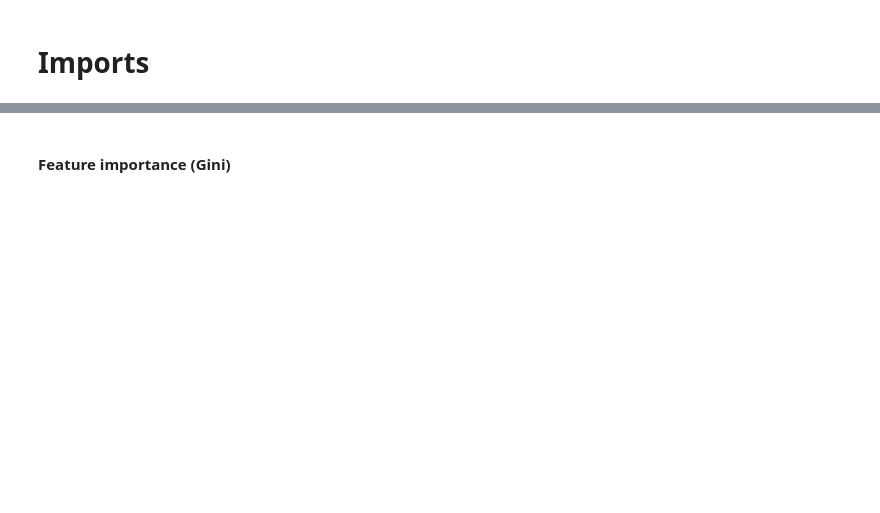
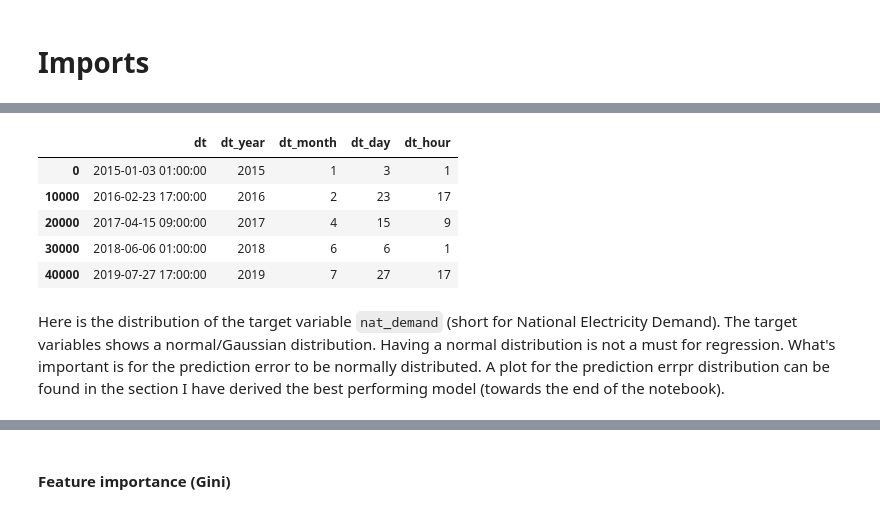
Before and after one commit to kausnz/panama-electricity-load-forecast, a Jupyter notebook: notebook.ipynb, the cells around one changed output, grey strips where cells are left out. Saved outputs shown, nothing was run; the diff lists cells and outputs as text; code cells hidden in the pictures; blank space fills up the shorter version.

```diff
--- a/notebook.ipynb
+++ b/notebook.ipynb
@@ -74,6 +157,13 @@ df['dt_hour'] = df['dt'].dt.hour
 # df['dt_minute'] = df.datetime.dt.minute
 # df['dt_second'] = df.datetime.dt.second
 # %%
-# Visually check all dt variables that they've been split correctly from a semantic viewpoint.
-# Programmatic check was done above by checking for conversion errors.
-df[df.columns[df.columns.str.match('^dt.*')]][::100]
+# Look at first 5 of 10000th record for a visual check to confirm that they've been split correctly (from a semantic viewpoint).
+# Programmatic check was done earlier by checking for conversion errors. See above.
+df.filter(regex='dt.*')[::10000].head()
+# %% [output]
+|  | dt | dt_year | dt_month | dt_day | dt_hour |
+| 0 | 2015-01-03 01:00:00 | 2015 | 1 | 3 | 1 |
+| 10000 | 2016-02-23 17:00:00 | 2016 | 2 | 23 | 17 |
+| 20000 | 2017-04-15 09:00:00 | 2017 | 4 | 15 | 9 |
+| 30000 | 2018-06-06 01:00:00 | 2018 | 6 | 6 | 1 |
+| 40000 | 2019-07-27 17:00:00 | 2019 | 7 | 27 | 17 |
@@ -94,2 +170,4 @@ df.nat_demand
+# %% [markdown]
+Here is the distribution of the target variable `nat_demand` (short for National Electricity Demand). The target variables shows a normal/Gaussian distribution. Having a normal distribution is not a must for regression. What's important is for the prediction error to be normally distributed. A plot for the prediction errpr distribution can be found in the section I have derived the best performing model (towards the end of the notebook).
 # %%
 sns.histplot(df.nat_demand, color='red', bins=50, alpha=0.5)
```
Also changed, not shown: parts of 63 cells of this notebook, 4 other files.
